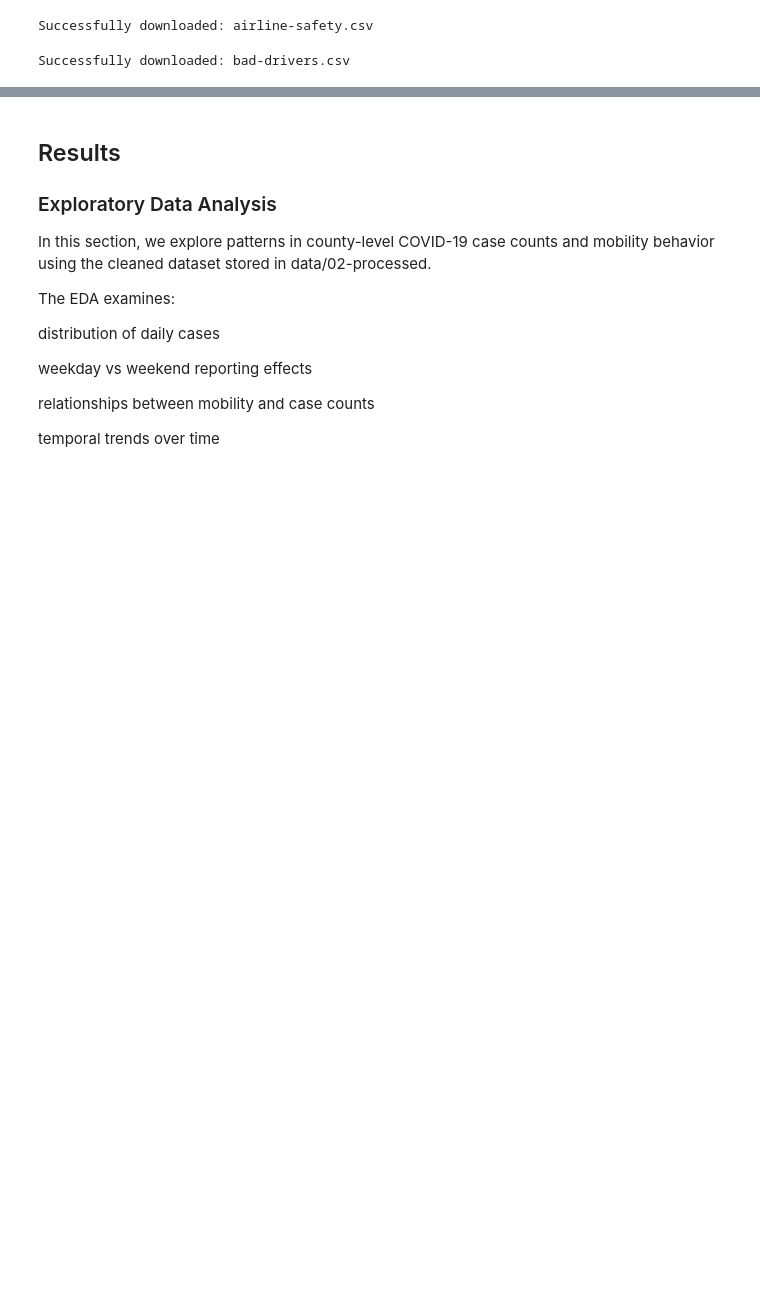
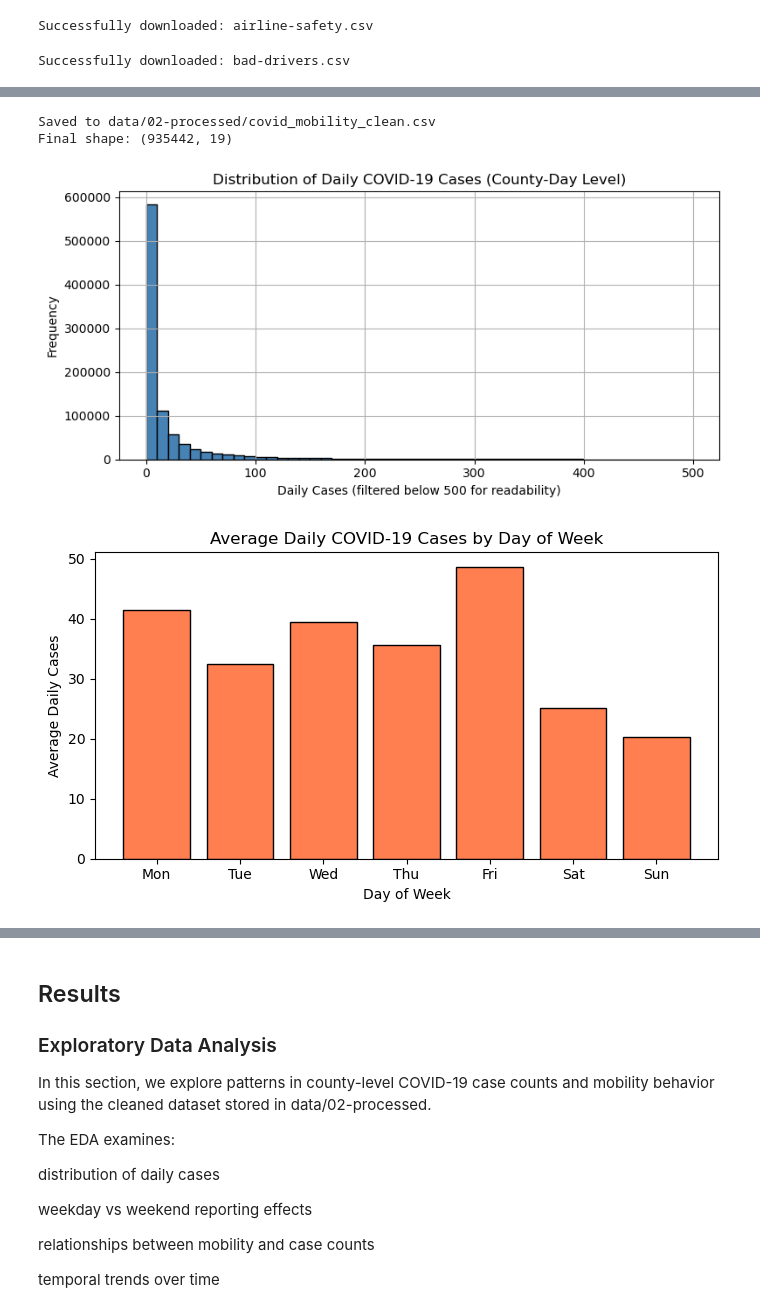
Before and after one commit to COGS108/Group007_WI26, a Jupyter notebook: 02-EDACheckpoint.ipynb, the cells around one changed output, grey strips where cells are left out. Saved outputs shown, nothing was run; the diff lists cells and outputs as text; code cells hidden in the pictures; blank space fills up the shorter version.

```diff
--- a/02-EDACheckpoint.ipynb
+++ b/02-EDACheckpoint.ipynb
@@ -104,0 +209,8 @@ Instructions: REPLACE the contents of this cell and the one below with your work
+# %%
+# Check if missingness is systematic (smaller counties missing more)
+df['transit_missing'] = df['transit'].isnull().astype(int)
+df['parks_missing'] = df['parks'].isnull().astype(int)
+print('Avg cases where transit PRESENT vs MISSING:')
+print(df.groupby('transit_missing')['cases'].mean())
+print('Avg cases where parks PRESENT vs MISSING:')
+print(df.groupby('parks_missing')['cases'].mean())
@@ -104,0 +253,17 @@ Instructions: REPLACE the contents of this cell and the one below with your work
+# %%
+# Clean the dataset
+df_clean = df.copy()
+df_clean = df_clean.drop_duplicates()
+print('After dropping duplicates:', df_clean.shape[0], 'rows')
+
+# Flag negative daily_cases - keep rows but mark them
+df_clean['negative_case_flag'] = (df_clean['daily_cases'] < 0).astype(int)
+print('Rows flagged as negative daily_cases:', df_clean['negative_case_flag'].sum())
+
+# Clip negatives to 0 for analysis
+df_clean['daily_cases_clean'] = df_clean['daily_cases'].clip(lower=0)
+
+# Drop temp columns
+df_clean = df_clean.drop(columns=['transit_missing', 'parks_missing'])
+print('Final clean dataset shape:', df_clean.shape)
+df_clean.head()
@@ -104,0 +310,32 @@ Instructions: REPLACE the contents of this cell and the one below with your work
+# %%
+# Save cleaned dataset
+os.makedirs('data/02-processed', exist_ok=True)
+df_clean.to_csv('data/02-processed/covid_mobility_clean.csv', index=False)
+print('Saved to data/02-processed/covid_mobility_clean.csv')
+print('Final shape:', df_clean.shape)
+# %% [output]
+Saved to data/02-processed/covid_mobility_clean.csv
+Final shape: (935442, 19)
+# %%
+# EDA Plot 1: Distribution of daily_cases_clean
+plt.figure(figsize=(8, 4))
+df_clean[df_clean['daily_cases_clean'] < 500]['daily_cases_clean'].hist(bins=50, color='steelblue', edgecolor='black')
+plt.xlabel('Daily Cases (filtered below 500 for readability)')
+plt.ylabel('Frequency')
+plt.title('Distribution of Daily COVID-19 Cases (County-Day Level)')
+plt.tight_layout()
+plt.show()
+
+# EDA Plot 2: Average daily cases by day of week
+dow_avg = df_clean.groupby('day_of_week')['daily_cases_clean'].mean()
+days = ['Mon', 'Tue', 'Wed', 'Thu', 'Fri', 'Sat', 'Sun']
+plt.figure(figsize=(7, 4))
+plt.bar(days, dow_avg.values, color='coral', edgecolor='black')
+plt.xlabel('Day of Week')
+plt.ylabel('Average Daily Cases')
+plt.title('Average Daily COVID-19 Cases by Day of Week')
+plt.tight_layout()
+plt.show()
+# %% [output]
+[figure, added]
+[figure, added]
```
Also changed, not shown: parts of 16 cells of this notebook.
